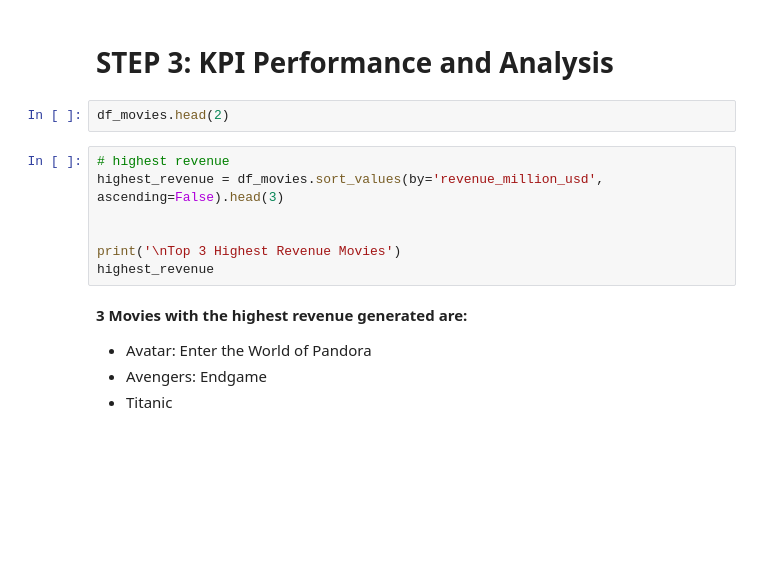
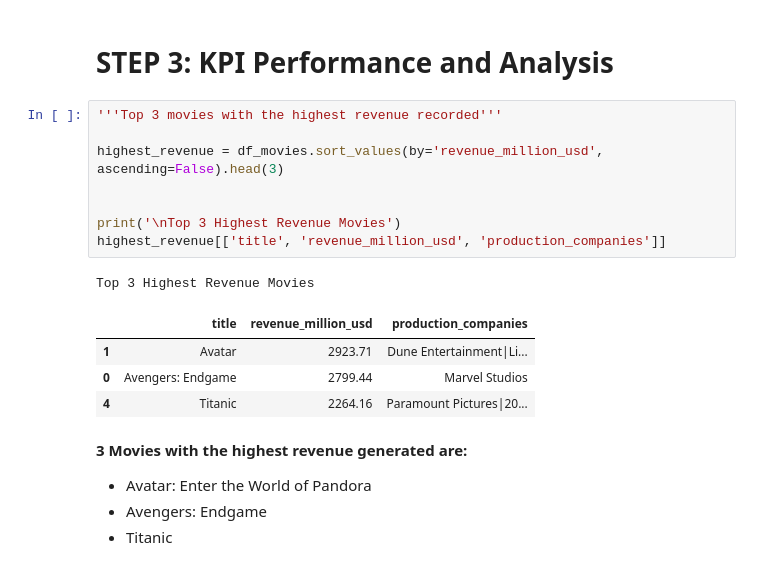
Before and after one commit to Em-White25/Amalitech-Projects, a Jupyter notebook: week2/week2-movie-project-dev/notebooks/updated-project.ipynb, the cells around one changed output. Drawn from its saved outputs; the diff is of its cells as text; blank space fills up the shorter version.

```diff
--- a/week2/week2-movie-project-dev/notebooks/updated-project.ipynb
+++ b/week2/week2-movie-project-dev/notebooks/updated-project.ipynb
@@ -395,14 +380,19 @@ df_movies.to_csv('../data/processed/processed_csv_data.csv', index=False)
 # %% [markdown]
 # STEP 3: KPI Performance and Analysis
-# %%
-df_movies.head(2)
 # %%
-# highest revenue
+'''Top 3 movies with the highest revenue recorded'''
+
 highest_revenue = df_movies.sort_values(by='revenue_million_usd', ascending=False).head(3)
 
 
 print('\nTop 3 Highest Revenue Movies')
-highest_revenue
+highest_revenue[['title', 'revenue_million_usd', 'production_companies']]
+# %% [output]
+Top 3 Highest Revenue Movies
+|  | title | revenue_million_usd | production_companies |
+| 1 | Avatar | 2923.71 | Dune Entertainment|Li... |
+| 0 | Avengers: Endgame | 2799.44 | Marvel Studios |
+| 4 | Titanic | 2264.16 | Paramount Pictures|20... |
 # %% [markdown]
 **3 Movies with the highest revenue generated are:**
 * Avatar: Enter the World of Pandora
```
Also changed, not shown: parts of 100 cells of this notebook.
